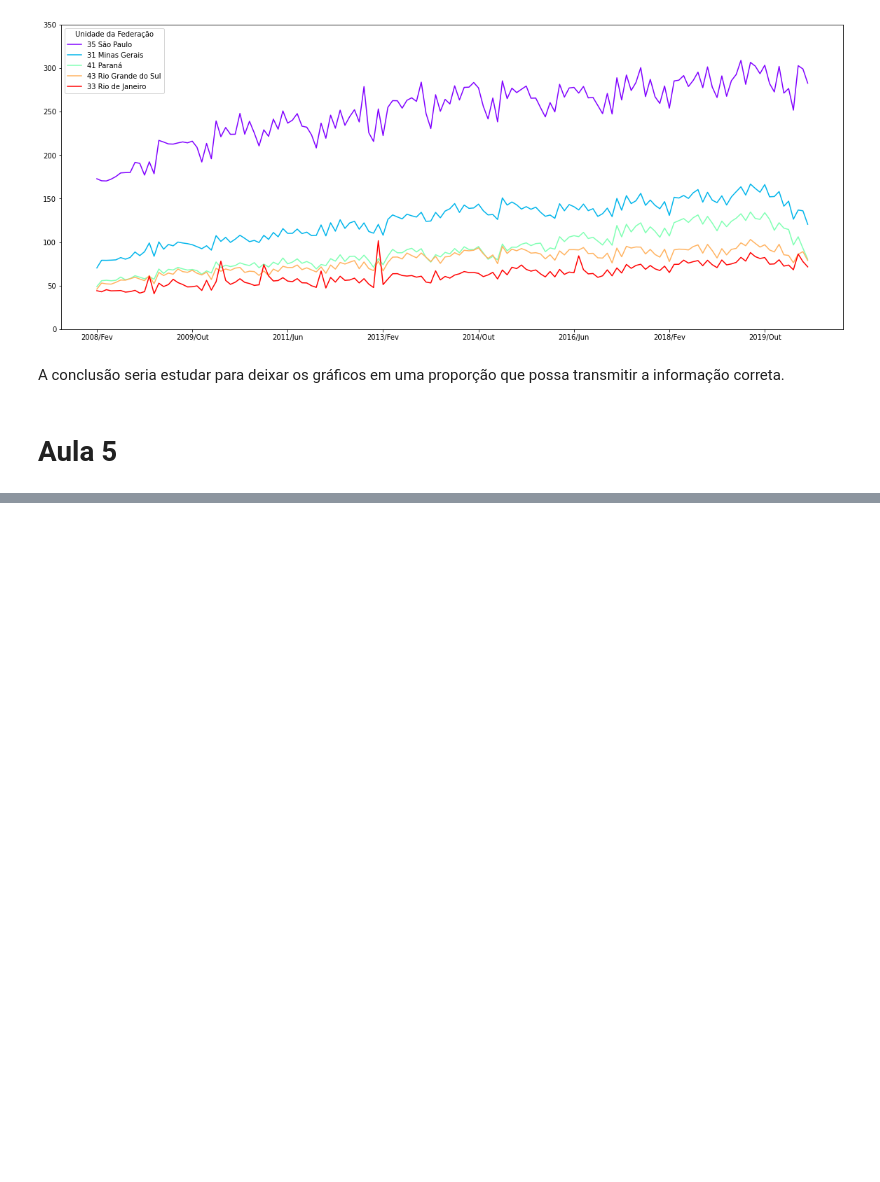
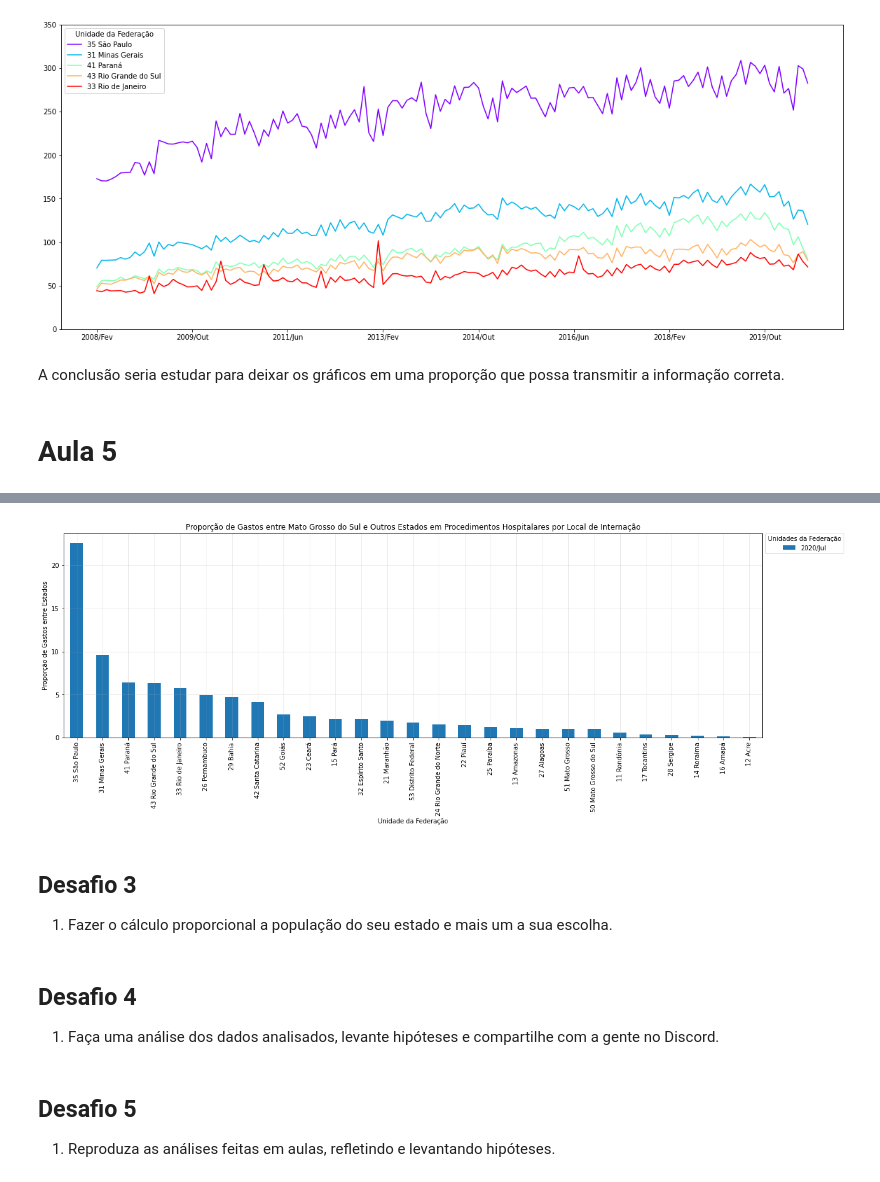
Before and after one commit to carollimaxp/data_science_alura, a Jupyter notebook: DS_Bootcamp_Módulo_1.ipynb, the cells around one changed output, grey strips where cells are left out. Saved outputs shown, nothing was run; the diff lists cells and outputs as text; code cells hidden in the pictures; blank space fills up the shorter version.

Commit message:
Módulo 1 até Aula 5

```diff
--- a/DS_Bootcamp_Módulo_1.ipynb
+++ b/DS_Bootcamp_Módulo_1.ipynb
@@ -658,0 +746,4 @@ A conclusão seria estudar para deixar os gráficos em uma proporção que possa
+# %%
+# retornando a tabela de comparação do Estado de SP
+comparacao_ms_outros_estados = gastos_mes_mais_recente / gastos_mes_mais_recente.loc['50 Mato Grosso do Sul']
+comparacao_ms_outros_estados.head()
@@ -658,0 +758,27 @@ A conclusão seria estudar para deixar os gráficos em uma proporção que possa
+# %%
+ax = comparacao_ms_outros_estados.plot(x = "Unidade da Federação", y = '2020/Jul', kind = "bar", figsize = (20,6))
+
+ax.yaxis.set_major_formatter(ticker.FuncFormatter(reformat_large_tick_values))
+#plt.title("Médias de Total Gasto em Procedimentos Hospitalares por Local de Internação")
+plt.title("Proporção de Gastos entre Mato Grosso do Sul e Outros Estados em Procedimentos Hospitalares por Local de Internação")
+plt.legend(title='Unidades da Federação', bbox_to_anchor=(1, 1.017), loc='upper left')
+plt.ylabel("Proporção de Gastos entre Estados")
+plt.grid(True, alpha = 0.3)
+
+plt.show()
+# %% [output]
+[figure, added]
+# %% [markdown]
+## **Desafio 3**
+
+
+1.   Fazer o cálculo proporcional a população do seu estado e mais um a sua escolha.
+# %% [markdown]
+## **Desafio 4**
+
+
+1.   Faça uma análise dos dados analisados, levante hipóteses e compartilhe com a gente no Discord.
+# %% [markdown]
+## **Desafio 5**
+
+1.   Reproduza as análises feitas em aulas, refletindo e levantando hipóteses.
```
Also changed, not shown: parts of 11 cells of this notebook.
